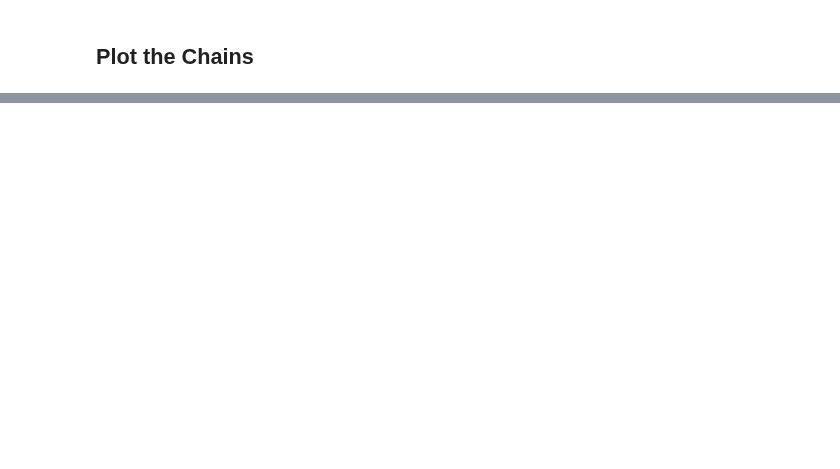
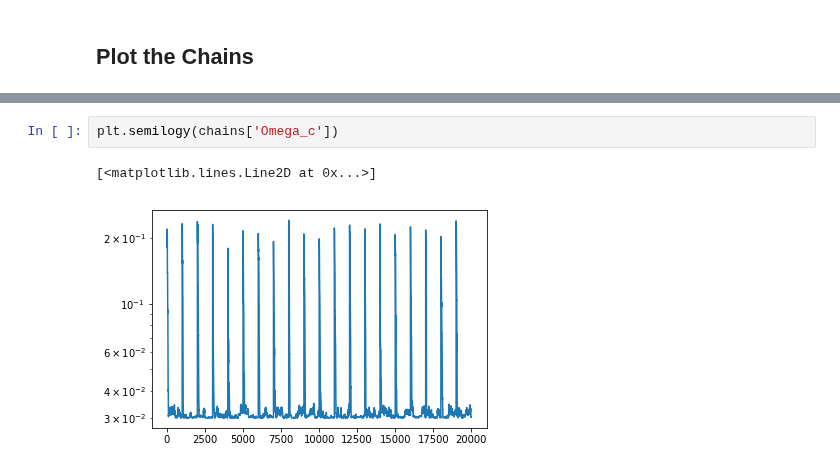
Before and after one commit to LSSTDESC/txpipe-cosmodc2, a Jupyter notebook: notebooks/PlotChain.ipynb, the cells around one changed output, grey strips where cells are left out. Cells and saved outputs as stored; diff of their text form; blank space fills up the shorter version.

```diff
--- a/notebooks/PlotChain.ipynb
+++ b/notebooks/PlotChain.ipynb
@@ -299,0 +303,5 @@ plt.scatter(chains['Omega_c'], chains['sigma8'], marker='.', alpha=0.3)
+# %%
+plt.semilogy(chains['Omega_c'])
+# %% [output]
+[<matplotlib.lines.Line2D at 0x...>]
+[figure, added]
```
Also changed, not shown: parts of 11 cells of this notebook, 2 other files.
